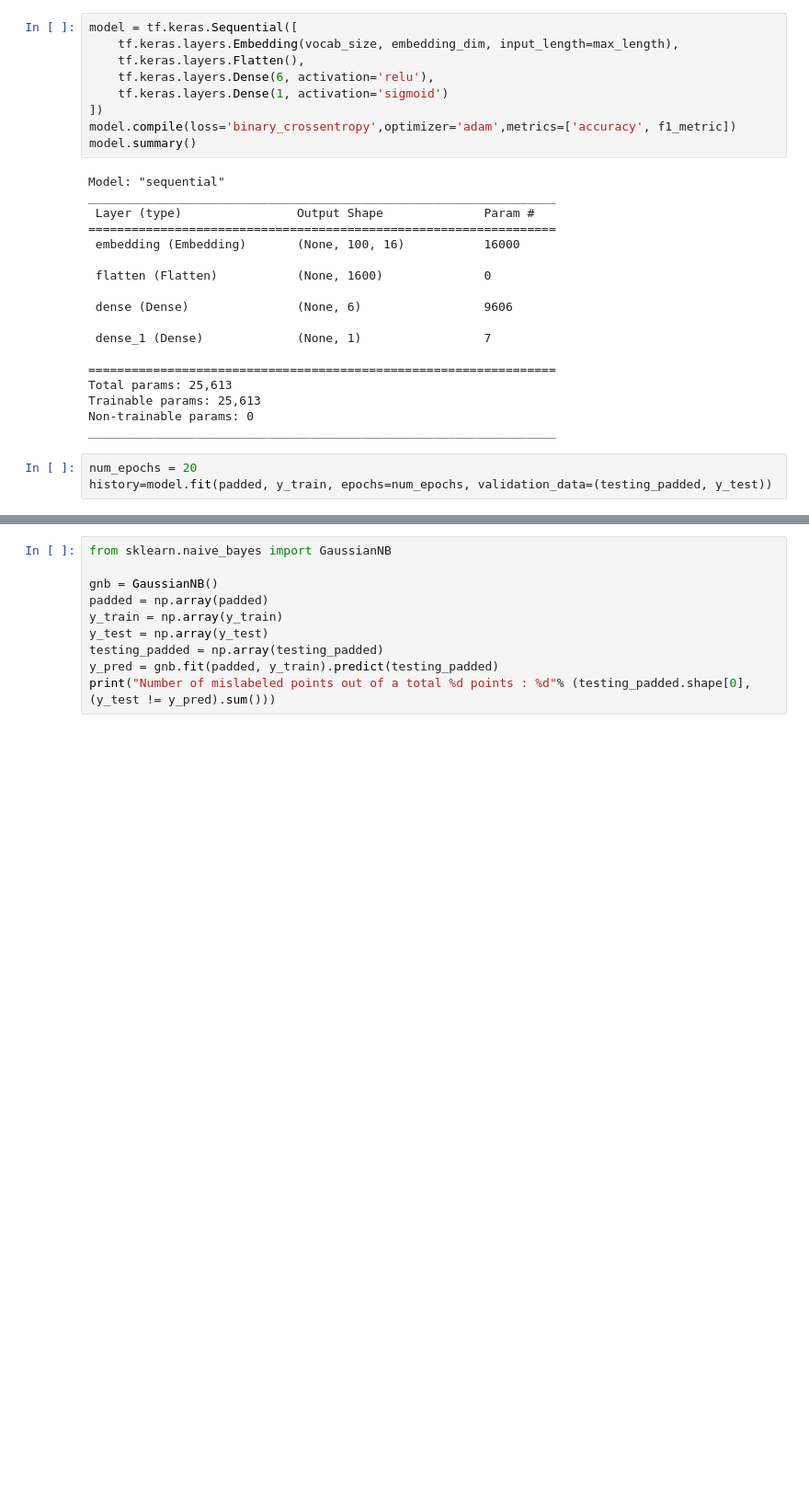
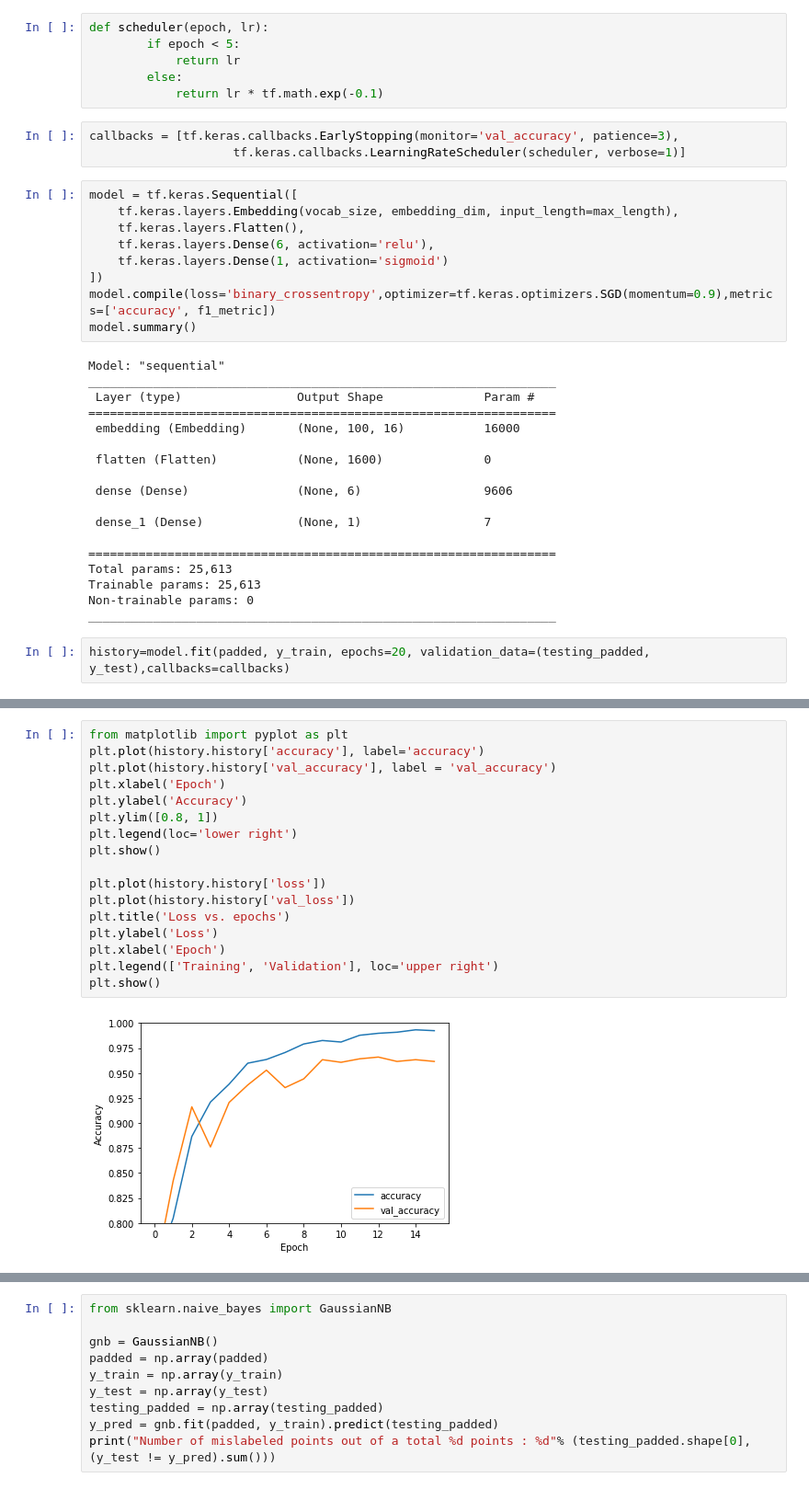
Before and after one commit to qiaw99/Spam-Email-Filtering, a Jupyter notebook: classification.ipynb, the cells around one changed output, grey strips where cells are left out. Shown: that part at 92% size. Saved outputs shown, nothing was run; the diff lists cells and outputs as text; blank space fills up the shorter version.

Commit message:
[ADD] Early-stopping and lr decay

```diff
--- a/classification.ipynb
+++ b/classification.ipynb
@@ -99,6 +99,15 @@ def f1_metric(y_true, y_pred):
     recall = true_positives / (possible_positives + K.epsilon())
     f1_val = 2*(precision*recall)/(precision+recall+K.epsilon())
     return f1_val
+# %%
+def scheduler(epoch, lr):
+        if epoch < 5:
+            return lr
+        else:
+            return lr * tf.math.exp(-0.1)
+# %%
+callbacks = [tf.keras.callbacks.EarlyStopping(monitor='val_accuracy', patience=3),
+                    tf.keras.callbacks.LearningRateScheduler(scheduler, verbose=1)]
 # %%
 model = tf.keras.Sequential([
     tf.keras.layers.Embedding(vocab_size, embedding_dim, input_length=max_length),
@@ -106,7 +115,7 @@ model = tf.keras.Sequential([
     tf.keras.layers.Dense(6, activation='relu'),
     tf.keras.layers.Dense(1, activation='sigmoid')
 ])
-model.compile(loss='binary_crossentropy',optimizer='adam',metrics=['accuracy', f1_metric])
+model.compile(loss='binary_crossentropy',optimizer=tf.keras.optimizers.SGD(momentum=0.9),metrics=['accuracy', f1_metric])
 model.summary()
 # %% [output]
 Model: "sequential"
@@ -127,6 +136,5 @@ Trainable params: 25,613
 Non-trainable params: 0
 _________________________________________________________________
 # %%
-num_epochs = 20
-history=model.fit(padded, y_train, epochs=num_epochs, validation_data=(testing_padded, y_test))
+history=model.fit(padded, y_train, epochs=20, validation_data=(testing_padded, y_test),callbacks=callbacks)
 # %% [output]
@@ -149,0 +158,19 @@ Epoch 20/20
+# %%
+from matplotlib import pyplot as plt
+plt.plot(history.history['accuracy'], label='accuracy')
+plt.plot(history.history['val_accuracy'], label = 'val_accuracy')
+plt.xlabel('Epoch')
+plt.ylabel('Accuracy')
+plt.ylim([0.8, 1])
+plt.legend(loc='lower right')
+plt.show()
+
+plt.plot(history.history['loss'])
+plt.plot(history.history['val_loss'])
+plt.title('Loss vs. epochs')
+plt.ylabel('Loss')
+plt.xlabel('Epoch')
+plt.legend(['Training', 'Validation'], loc='upper right')
+plt.show()
+# %% [output]
+[figure, added]
```
Also changed, not shown: parts of 2 cells of this notebook.
